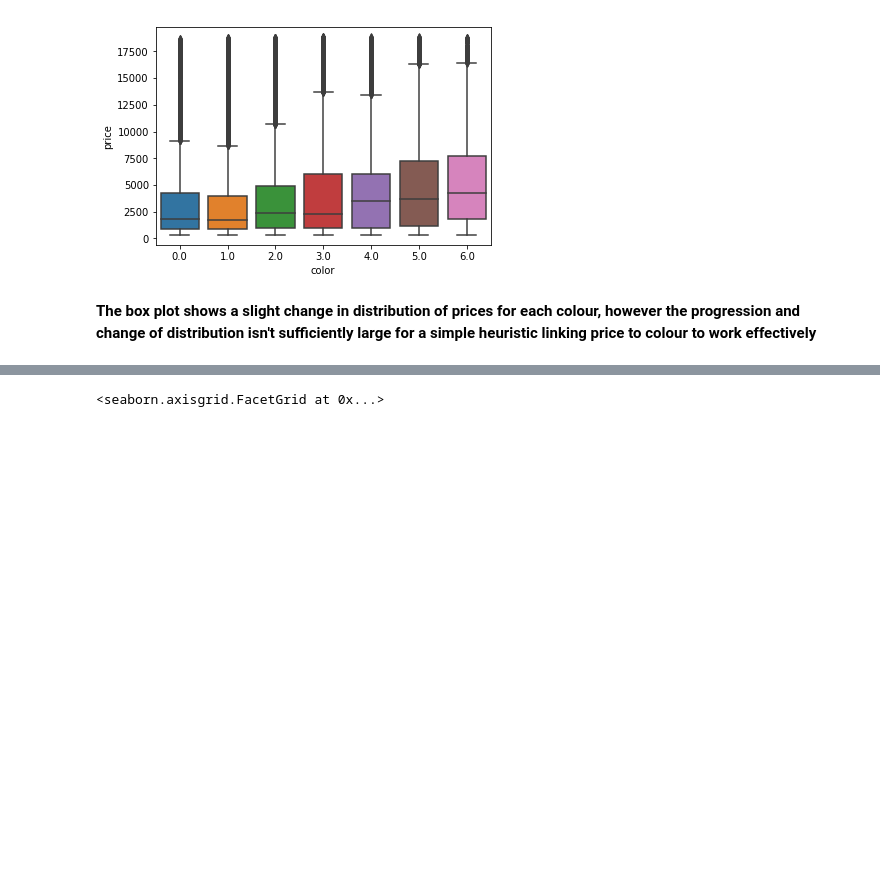
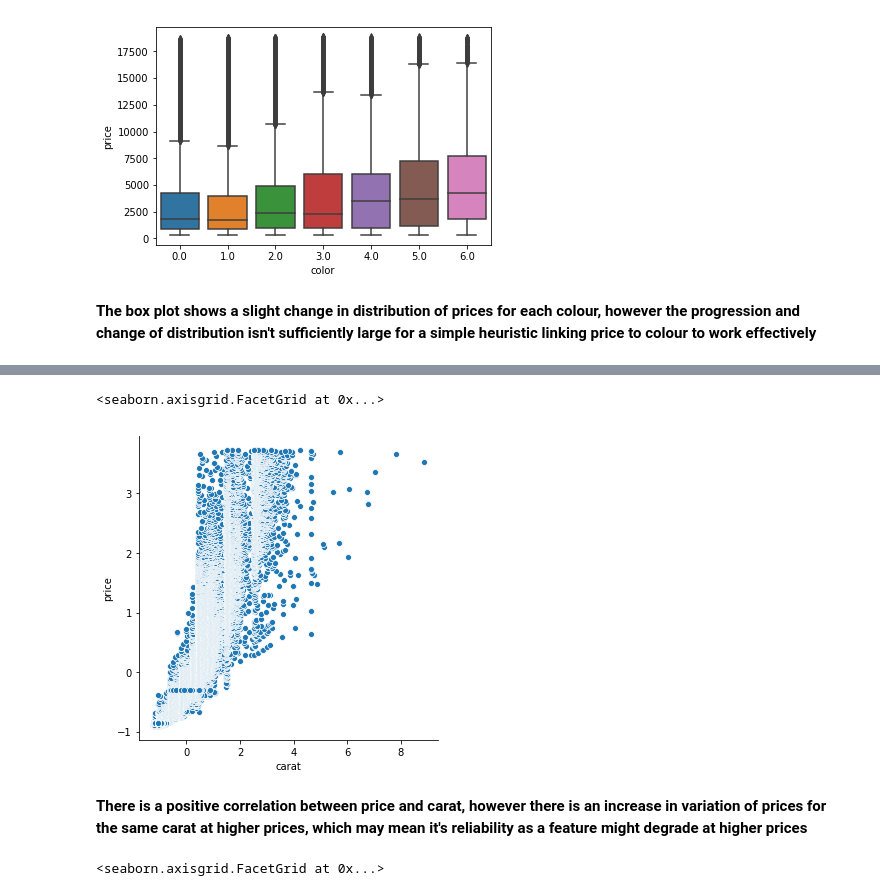
Before and after one commit to rshankar97/Diamonds-Dataset, a Jupyter notebook: eda_cleaning.ipynb, the cells around one changed output, grey strips where cells are left out. Saved outputs shown, nothing was run; the diff lists cells and outputs as text; code cells hidden in the pictures; blank space fills up the shorter version.

```diff
--- a/eda_cleaning.ipynb
+++ b/eda_cleaning.ipynb
@@ -169,6 +170,7 @@ ss = StandardScaler()
 input_df = pd.DataFrame()
 # %%
 price_rescale = ss.fit_transform(np.array(correlation_df['price']).reshape(-1,1))
+carat_rescale = ss.fit_transform(np.array(correlation_df['carat']).reshape(-1,1))
 depth_rescale = ss.fit_transform(np.array(correlation_df['depth']).reshape(-1,1))
 table_rescale = ss.fit_transform(np.array(correlation_df['table']).reshape(-1,1))
 x_rescale = ss.fit_transform(np.array(correlation_df['x']).reshape(-1,1))
@@ -176,12 +178,20 @@ y_rescale = ss.fit_transform(np.array(correlation_df['y']).reshape(-1,1))
 z_rescale= ss.fit_transform(np.array(correlation_df['z']).reshape(-1,1))
 # %%
 input_df['price'] = price_rescale.flatten()
+input_df['carat'] = carat_rescale.flatten()
 input_df['depth'] = depth_rescale.flatten()
 input_df['table'] = table_rescale.flatten()
 input_df['x'] = x_rescale.flatten()
 input_df['y'] = y_rescale.flatten()
 input_df['z'] = z_rescale.flatten()
 input_df['color'] = diamonds2['color']
+# %%
+sns.relplot('carat','price',data=input_df)
+# %% [output]
+<seaborn.axisgrid.FacetGrid at 0x...>
+[figure, added]
+# %% [markdown]
+**There is a positive correlation between price and carat, however there is an increase in variation of prices for the same carat at higher prices, which may mean it's reliability as a feature might degrade at higher prices**
 # %%
 sns.relplot('x','price',data=input_df)
 # %% [output]
```
Also changed, not shown: parts of 7 cells of this notebook, 1 other file.
